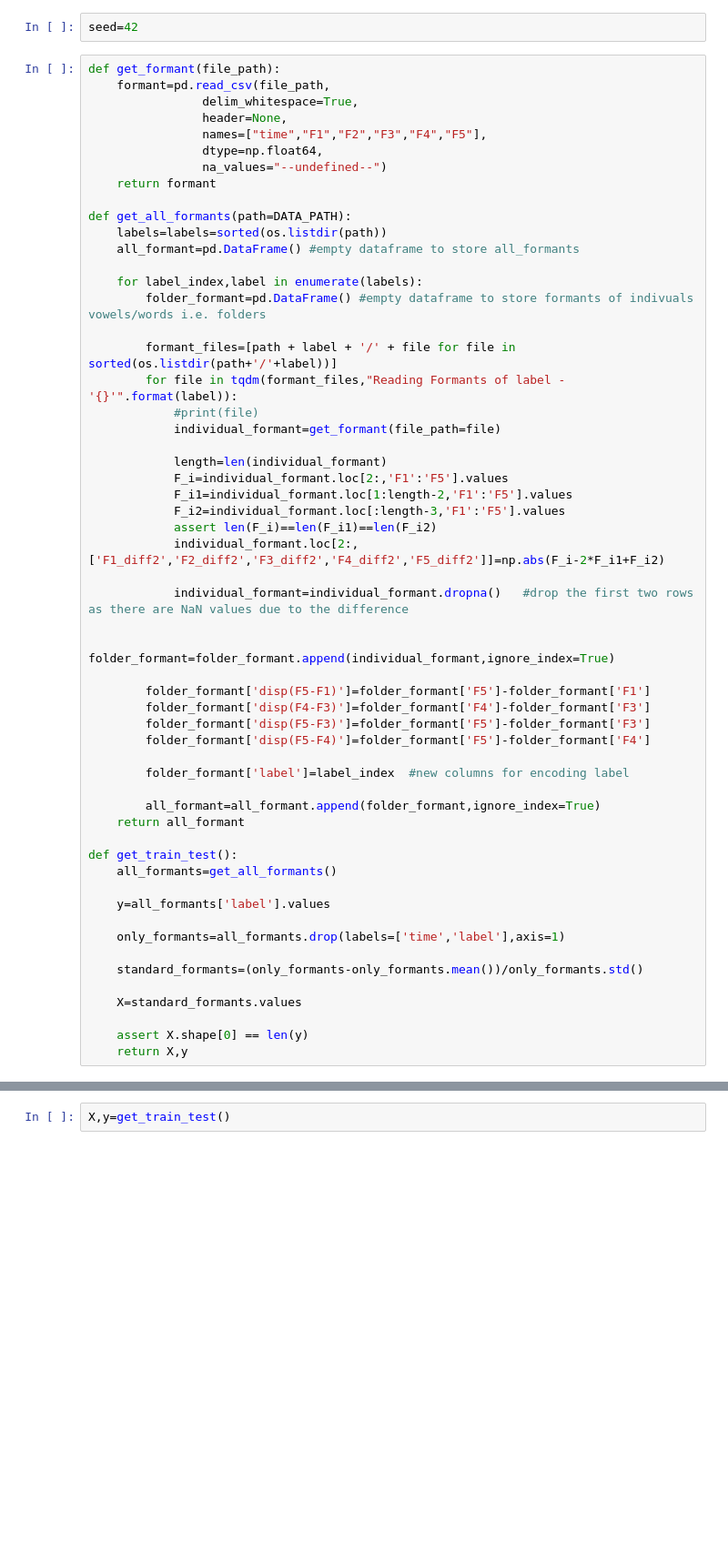
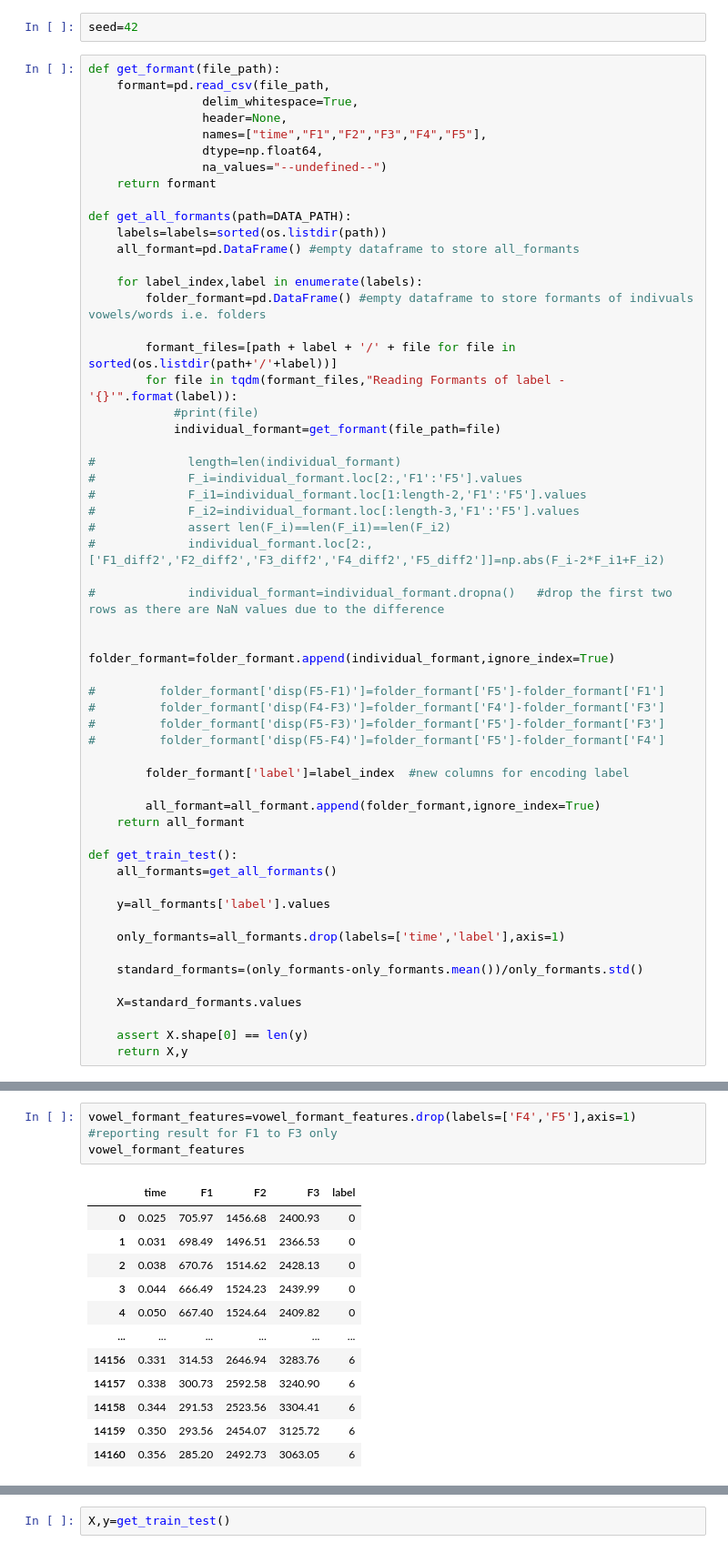
Before and after one commit to hasan-rakibul/bengali-vowels-words-classification, a Jupyter notebook: Source_codes/NN_formant_v4.4.1_cross_validation_absolute_transitions.ipynb, the cells around one changed output, grey strips where cells are left out. Shown at 91% size. Drawn from its saved outputs; the diff is of its cells as text; blank space fills up the shorter version.

```diff
--- a/Source_codes/NN_formant_v4.4.1_cross_validation_absolute_transitions.ipynb
+++ b/Source_codes/NN_formant_v4.4.1_cross_validation_absolute_transitions.ipynb
@@ -37,21 +37,21 @@ def get_all_formants(path=DATA_PATH):
             #print(file)
             individual_formant=get_formant(file_path=file)
 
-            length=len(individual_formant)
-            F_i=individual_formant.loc[2:,'F1':'F5'].values
-            F_i1=individual_formant.loc[1:length-2,'F1':'F5'].values
-            F_i2=individual_formant.loc[:length-3,'F1':'F5'].values
-            assert len(F_i)==len(F_i1)==len(F_i2)
-            individual_formant.loc[2:,['F1_diff2','F2_diff2','F3_diff2','F4_diff2','F5_diff2']]=np.abs(F_i-2*F_i1+F_i2)
+#             length=len(individual_formant)
+#             F_i=individual_formant.loc[2:,'F1':'F5'].values
+#             F_i1=individual_formant.loc[1:length-2,'F1':'F5'].values
+#             F_i2=individual_formant.loc[:length-3,'F1':'F5'].values
+#             assert len(F_i)==len(F_i1)==len(F_i2)
+#             individual_formant.loc[2:,['F1_diff2','F2_diff2','F3_diff2','F4_diff2','F5_diff2']]=np.abs(F_i-2*F_i1+F_i2)
 
-            individual_formant=individual_formant.dropna()   #drop the first two rows as there are NaN values due to the difference
+#             individual_formant=individual_formant.dropna()   #drop the first two rows as there are NaN values due to the difference
 
             folder_formant=folder_formant.append(individual_formant,ignore_index=True)
 
-        folder_formant['disp(F5-F1)']=folder_formant['F5']-folder_formant['F1']
-        folder_formant['disp(F4-F3)']=folder_formant['F4']-folder_formant['F3']
-        folder_formant['disp(F5-F3)']=folder_formant['F5']-folder_formant['F3']
-        folder_formant['disp(F5-F4)']=folder_formant['F5']-folder_formant['F4']
+#         folder_formant['disp(F5-F1)']=folder_formant['F5']-folder_formant['F1']
+#         folder_formant['disp(F4-F3)']=folder_formant['F4']-folder_formant['F3']
+#         folder_formant['disp(F5-F3)']=folder_formant['F5']-folder_formant['F3']
+#         folder_formant['disp(F5-F4)']=folder_formant['F5']-folder_formant['F4']
 
         folder_formant['label']=label_index  #new columns for encoding label
 
@@ -92,0 +77,16 @@ vowel_formant_features
+# %%
+vowel_formant_features=vowel_formant_features.drop(labels=['F4','F5'],axis=1) #reporting result for F1 to F3 only
+vowel_formant_features
+# %% [output]
+|  | time | F1 | F2 | F3 | label |
+| 0 | 0.025 | 705.97 | 1456.68 | 2400.93 | 0 |
+| 1 | 0.031 | 698.49 | 1496.51 | 2366.53 | 0 |
+| 2 | 0.038 | 670.76 | 1514.62 | 2428.13 | 0 |
+| 3 | 0.044 | 666.49 | 1524.23 | 2439.99 | 0 |
+| 4 | 0.050 | 667.40 | 1524.64 | 2409.82 | 0 |
+| ... | ... | ... | ... | ... | ... |
+| 14156 | 0.331 | 314.53 | 2646.94 | 3283.76 | 6 |
+| 14157 | 0.338 | 300.73 | 2592.58 | 3240.90 | 6 |
+| 14158 | 0.344 | 291.53 | 2523.56 | 3304.41 | 6 |
+| 14159 | 0.350 | 293.56 | 2454.07 | 3125.72 | 6 |
+| 14160 | 0.356 | 285.20 | 2492.73 | 3063.05 | 6 |
```
Also changed, not shown: parts of 9 cells of this notebook, 4 other files.
